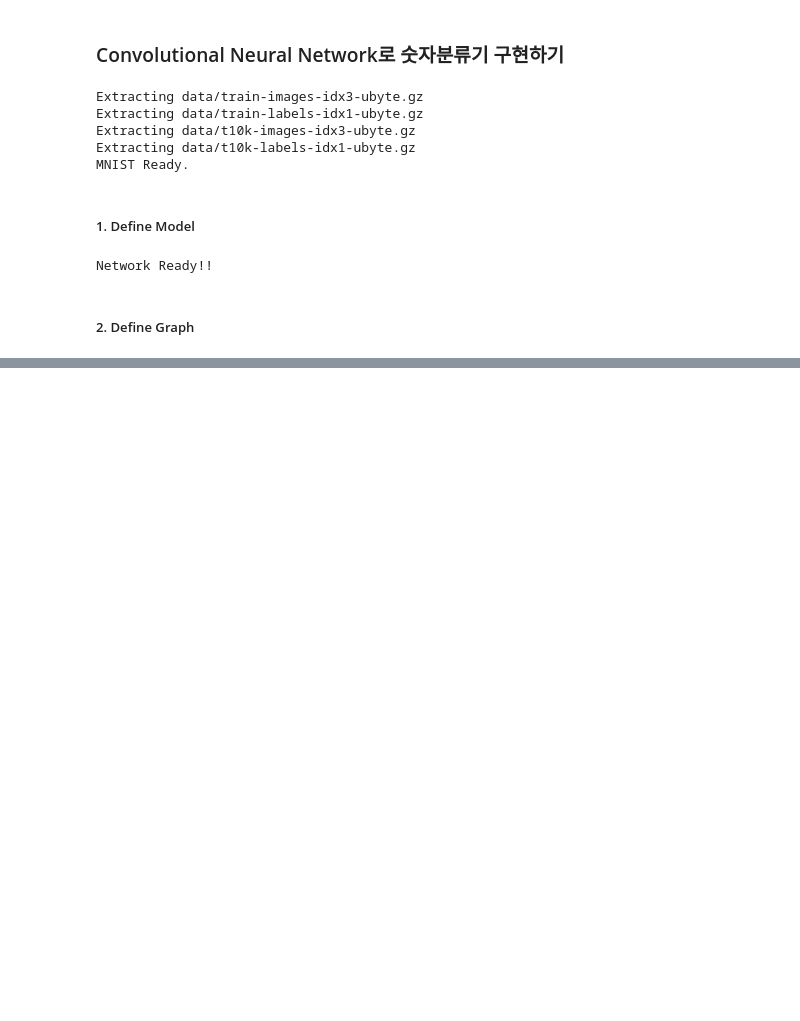
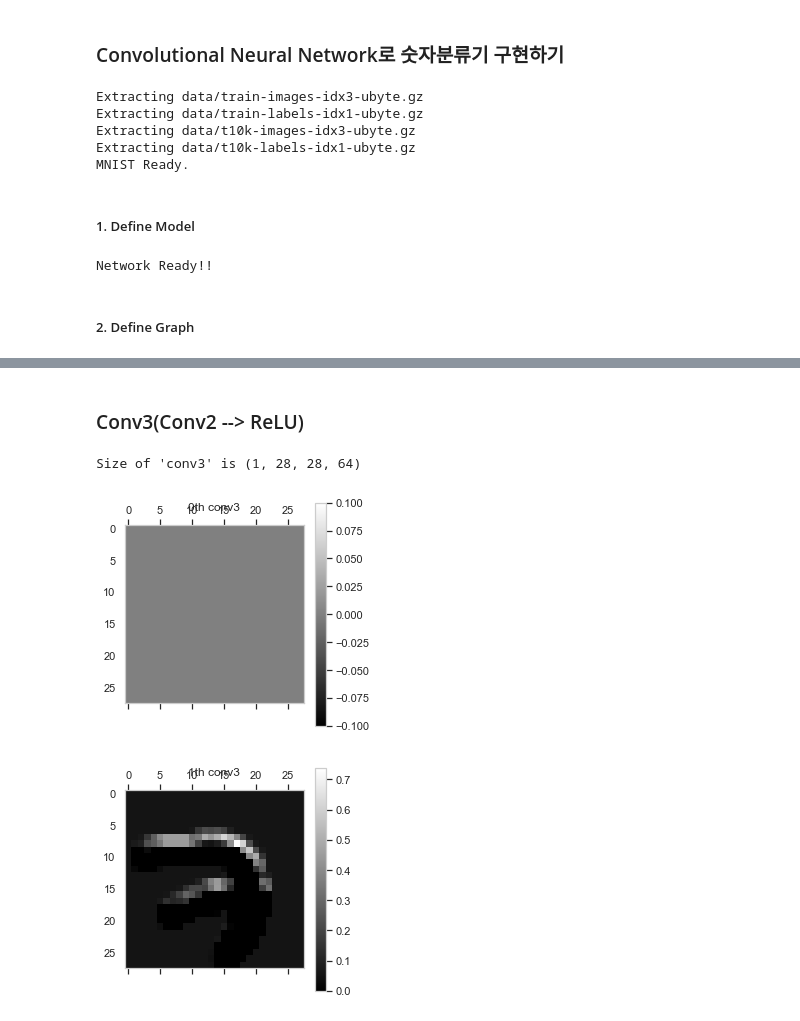
Before and after one commit to Junhojuno/DeepLearning-Beginning, a Jupyter notebook: 7.CNN_NumberClassifier.ipynb, the cells around one changed output, grey strips where cells are left out. Drawn from its saved outputs; the diff is of its cells as text; code cells hidden in the pictures; blank space fills up the shorter version.

```diff
--- a/7.CNN_NumberClassifier.ipynb
+++ b/7.CNN_NumberClassifier.ipynb
@@ -70,0 +244,17 @@ def CNN(_x, _w, _b):
+# %% [markdown]
+### Conv3(Conv2 --> ReLU)
+# %%
+# Let's see 'conv3'
+print ("Size of 'conv3' is %s" % (conv3.shape,))
+
+# Plot !
+for i in range(2):
+    plt.matshow(conv3[0, :, :, i], cmap=plt.get_cmap('gray'))
+    plt.title(str(i) + "th conv3")
+    plt.colorbar()
+    plt.grid(False)
+    plt.show()
+# %% [output]
+Size of 'conv3' is (1, 28, 28, 64)
+[figure, added]
+[figure, added]
```
Also changed, not shown: parts of 24 cells of this notebook.
